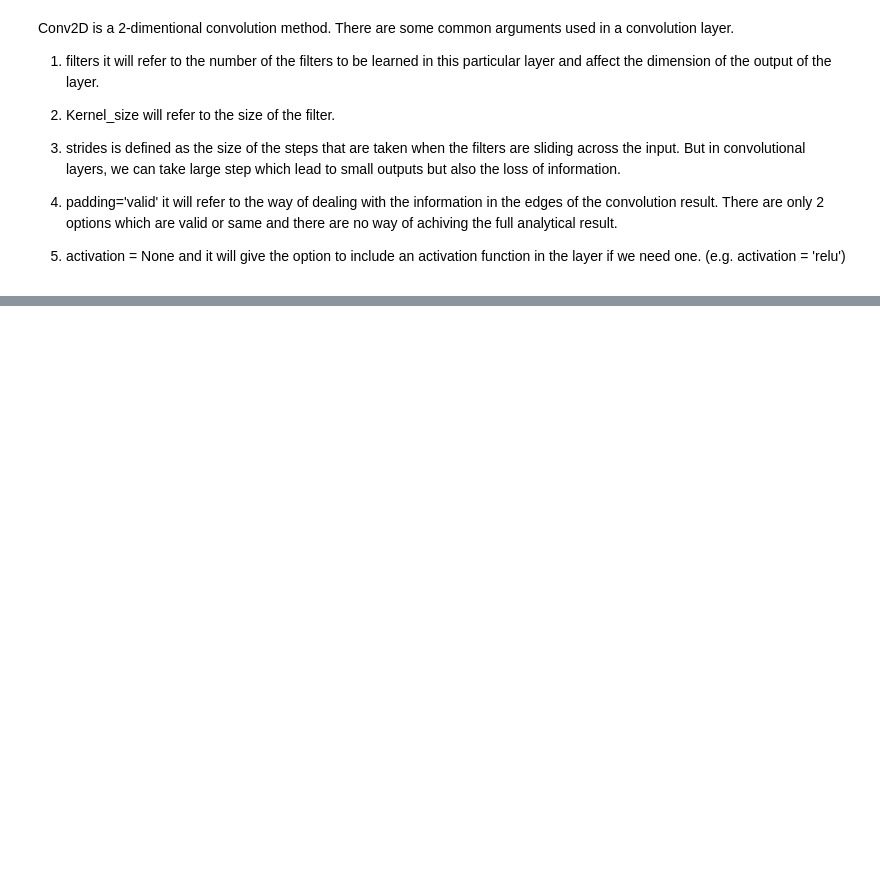
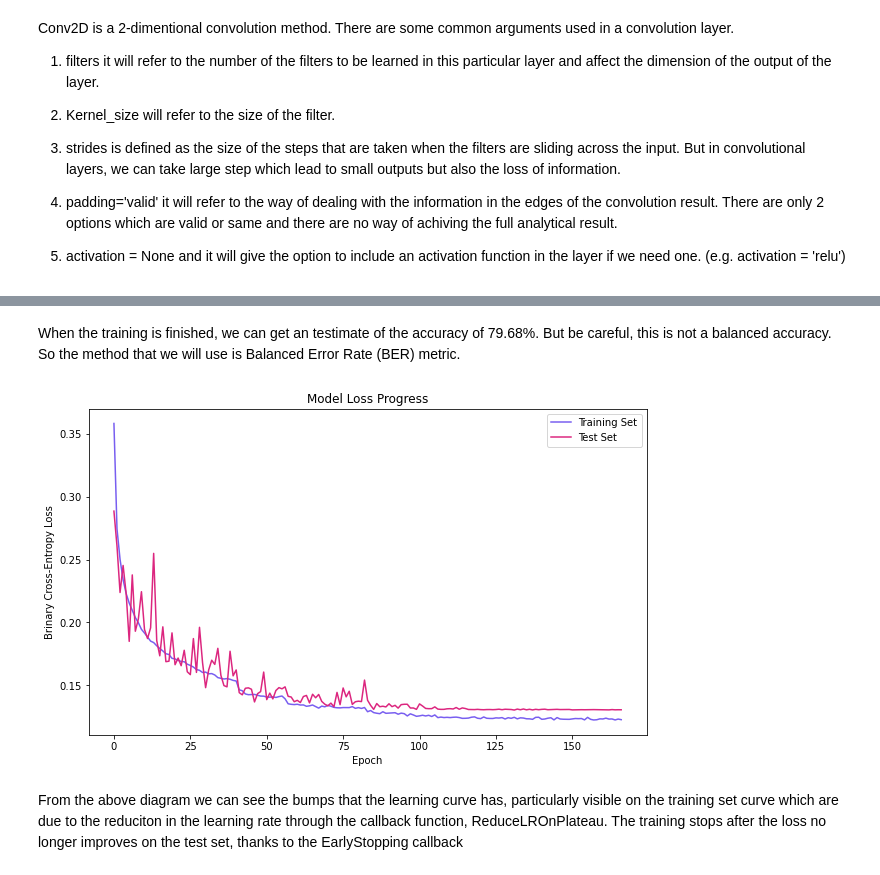
Before and after one commit to fattahsamit/ml, a Jupyter notebook: CNN/CIFAR_10.ipynb, the cells around one changed output, grey strips where cells are left out. Drawn from its saved outputs; the diff is of its cells as text; code cells hidden in the pictures; blank space fills up the shorter version.

Commit message:
Training, Accuracy, filter visualization of CNN model

```diff
--- a/CNN/CIFAR_10.ipynb
+++ b/CNN/CIFAR_10.ipynb
@@ -99,9 +99,9 @@ fl7 = Flatten()(bnl6)
 dol8 = Dropout(0.5)(fl7)
 dl9 = Dense(units = 256, activation = 'relu')(dol8)
 dol10 = Dropout(0.5)(dl9)
-dl11 = Dense(units = 256, activation = 'relu')(dol10)
-dol2 = Dropout(0.5)(dl11)
-output = Dense(units = 256, activation = 'sigmoid')(dol2)
+dl11 = Dense(units = 64, activation = 'relu')(dol10)
+dol12 = Dropout(0.5)(dl11)
+output = Dense(units = 10, activation = 'sigmoid')(dol12)
 
 classifier = Model(inpt_img, output)
 # %%
@@ -128,3 +128,26 @@ Trainable params: 352,768
 Non-trainable params: 384
 _________________________________________________________________
 None
+# %%
+# Train the model
+# Fitting the CNN to the images
+from tensorflow.keras.callbacks import ReduceLROnPlateau, EarlyStopping
+
+reduce_lr = ReduceLROnPlateau(monitor='val_loss',
+                              factor=0.5,
+                              patience=10,
+                              min_delta=1e-4,
+                              mode='min',
+                              verbose=1)
+
+stop_alg = EarlyStopping(monitor='val_loss',
+                              patience=35,
+                              restore_best_weights=True,
+                              verbose=1)
+
+hist = classifier.fit(x_train, y_train, batch_size=100, epochs=1000,
+                      callbacks=[stop_alg, reduce_lr],
+                      shuffle=True,
+                      validation_data=(x_test, y_test))
+
+classifier.save_weights('cnn.hdf5')
@@ -130,0 +172,18 @@ None
+# %% [markdown]
+When the training is finished, we can get an testimate of the accuracy of 79.68%. But be careful, this is not a balanced accuracy. So the method that we will use is Balanced Error Rate (BER) metric.
+# %%
+# Training curve
+import matplotlib.pyplot as plt
+
+fig = plt.figure(figsize=(10,6))
+plt.plot(hist.history['loss'], color='#785ef0')
+plt.plot(hist.history['val_loss'], color='#dc267f')
+plt.title('Model Loss Progress')
+plt.ylabel('Brinary Cross-Entropy Loss')
+plt.xlabel('Epoch')
+plt.legend(['Training Set', 'Test Set'], loc='upper right')
+plt.show()
+# %% [output]
+[figure, added]
+# %% [markdown]
+From the above diagram we can see the bumps that the learning curve has, particularly visible on the training set curve which are due to the reduciton in the learning rate through the callback function, ReduceLROnPlateau. The training stops after the loss no longer improves on the test set, thanks to the EarlyStopping callback
```
Also changed, not shown: parts of 7 cells of this notebook, 1 other file.
